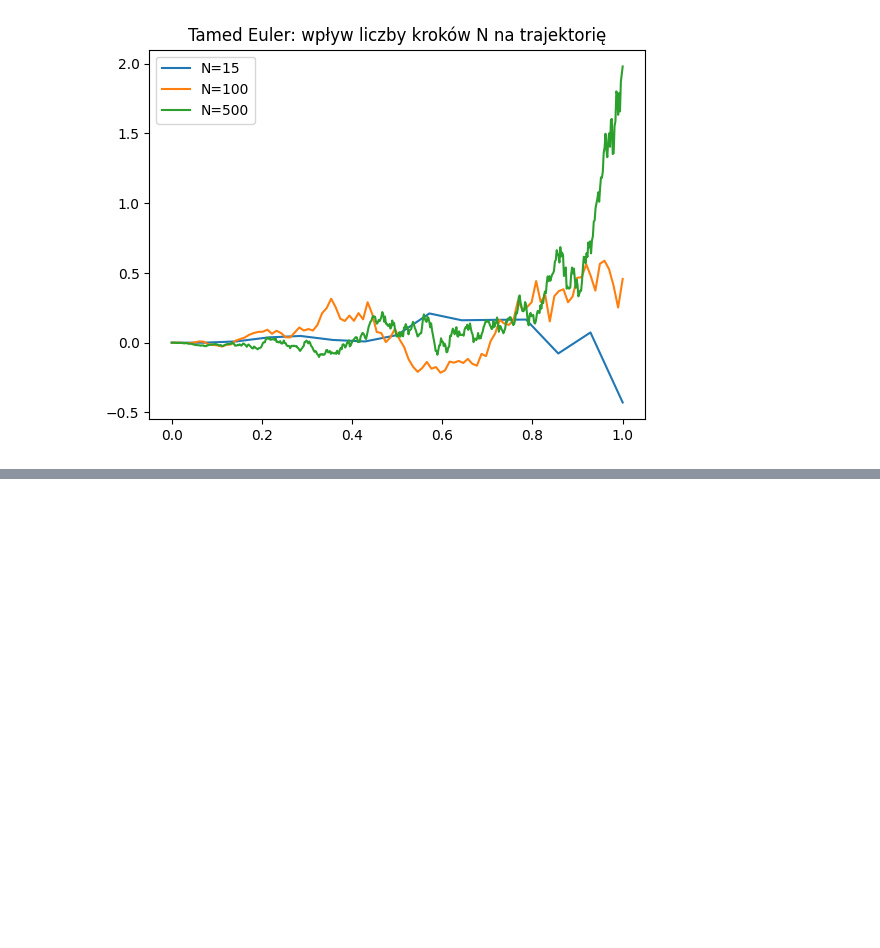
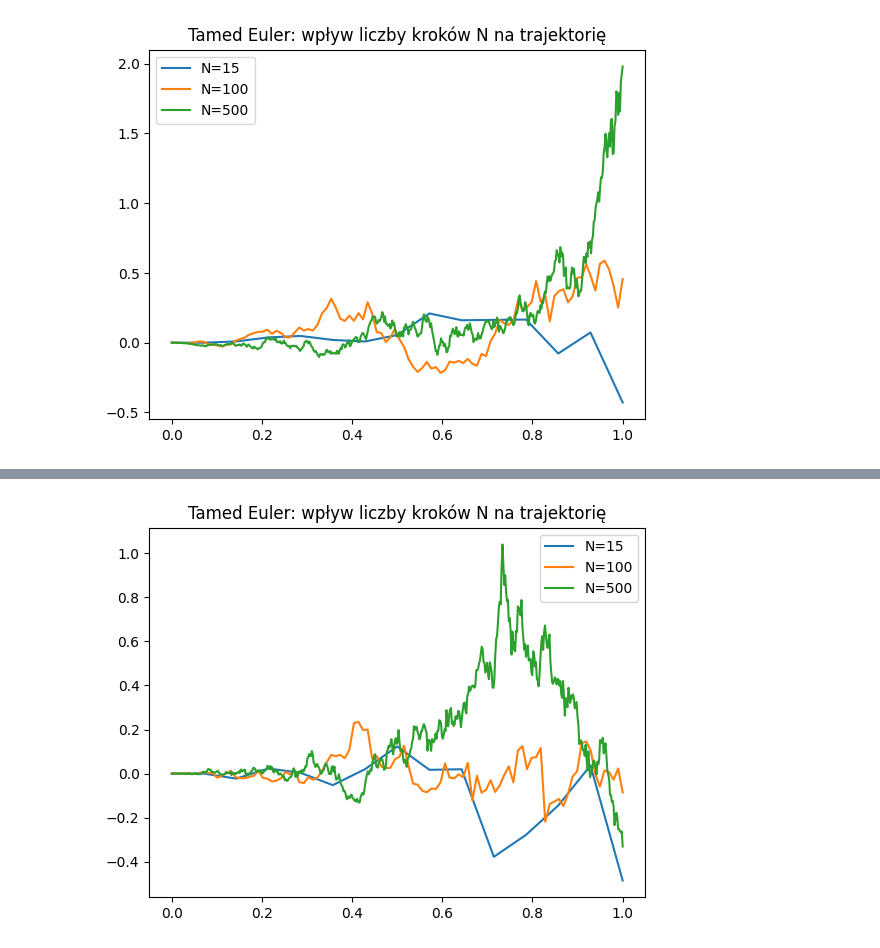
Before and after one commit to Hel4r/MNSRR-projekt-zaliczeniowy, a Jupyter notebook: symulacja.ipynb, the cells around one changed output, grey strips where cells are left out. Saved outputs shown, nothing was run; the diff lists cells and outputs as text; code cells hidden in the pictures; blank space fills up the shorter version.

```diff
--- a/symulacja.ipynb
+++ b/symulacja.ipynb
@@ -630,0 +443,19 @@ plt.show()
+# %%
+np.random.seed(1234)
+t15, y15 = eulerTamed(0, 1, a, b, 15, alpha=0.5)
+
+np.random.seed(1234)
+t100, y100 = eulerTamed(0, 1, a, b, 100, alpha=0.5)
+
+np.random.seed(1234)
+t500, y500 = eulerTamed(0, 1, a, b, 500, alpha=0.5)
+
+plt.plot(t15, y15, label="N=15")
+plt.plot(t100, y100, label="N=100")
+plt.plot(t500, y500, label="N=500")
+
+plt.title("Tamed Euler: wpływ liczby kroków N na trajektorię")
+plt.legend()
+plt.show()
+# %% [output]
+[figure, added]
```
Also changed, not shown: parts of 34 cells of this notebook.
